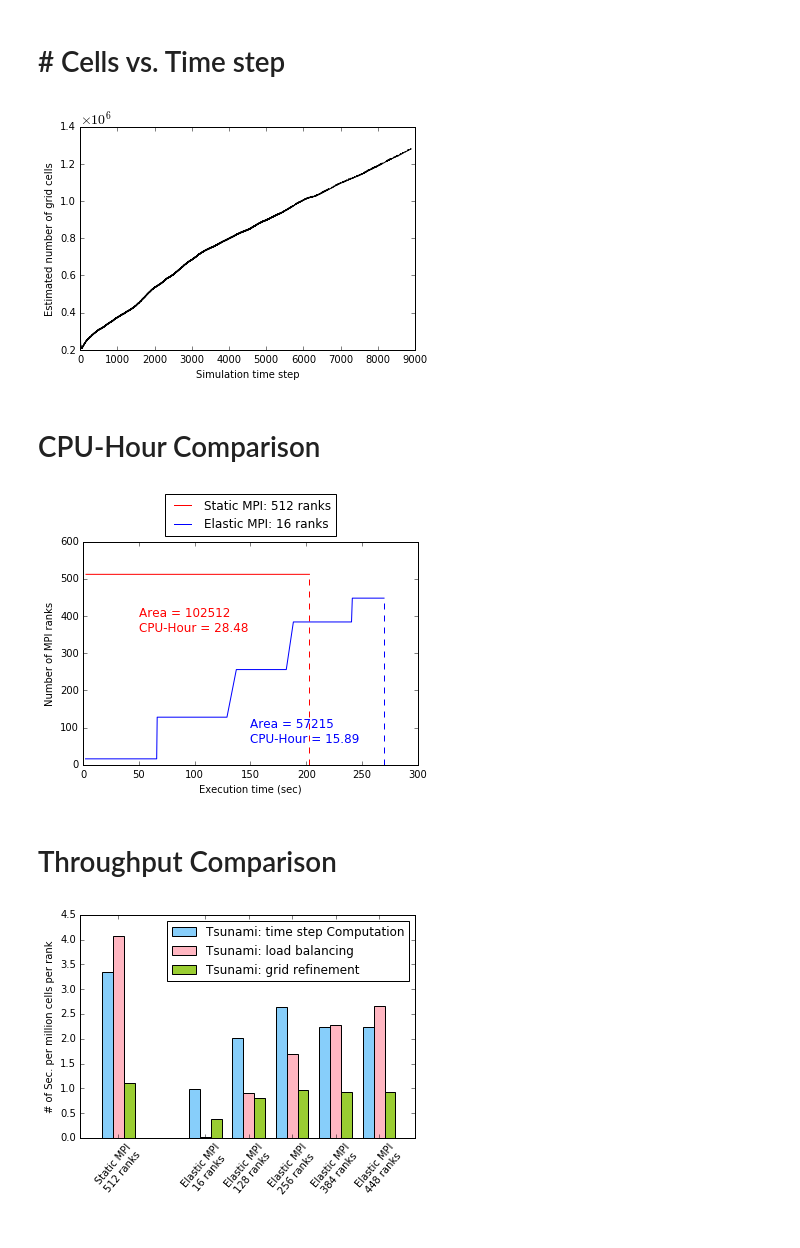
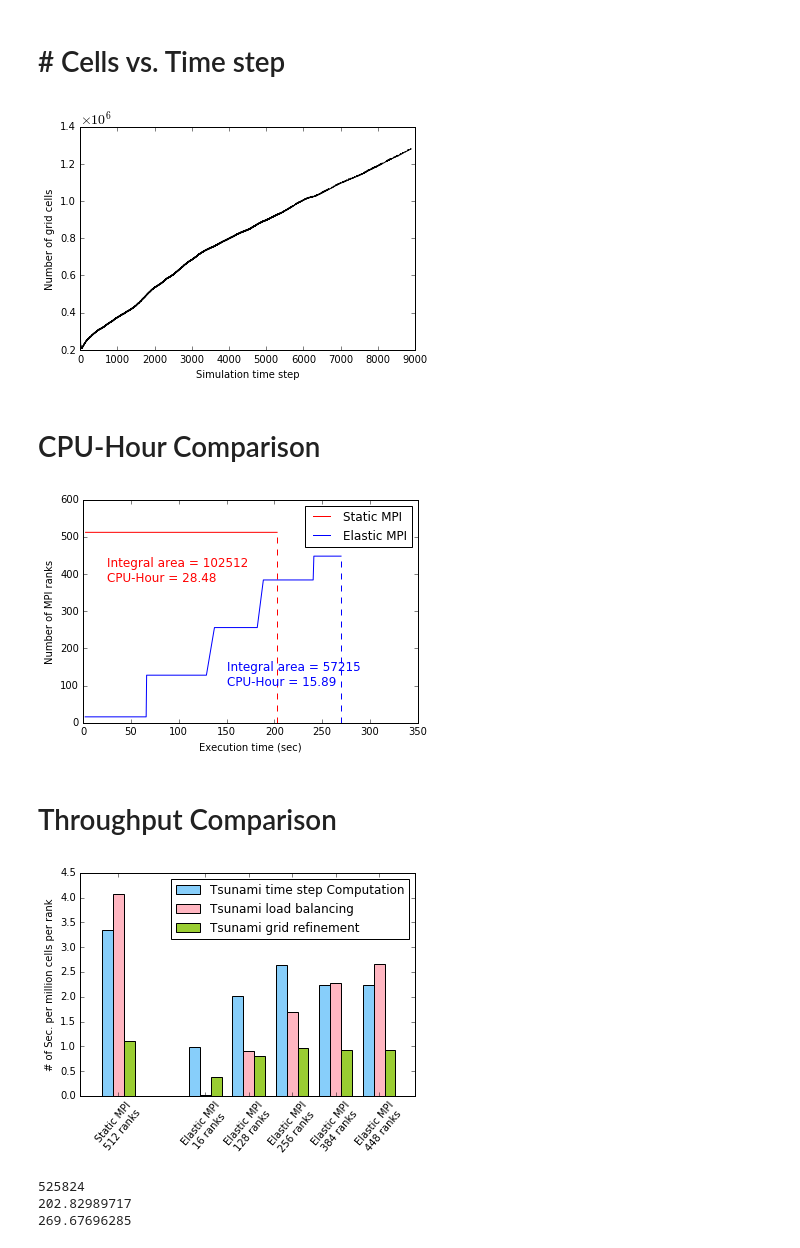
Before and after one commit to hellenbr/iSamoa, a Jupyter notebook: scripts/paper_cf17/Performance_2.ipynb, the cells around one changed output. Cells and saved outputs as stored; diff of their text form; code cells hidden in the pictures.

Commit message:
update plotting script

```diff
--- a/scripts/paper_cf17/Performance_2.ipynb
+++ b/scripts/paper_cf17/Performance_2.ipynb
@@ -19,7 +19,7 @@ fit_filename = fitpath + '/' + jobid + '.log'
 print(fit_filename)
 
 files = [mpi_filename, fit_filename]
-labels = ['Static MPI 512 ranks: # ranks','Elastic MPI: # ranks']
+labels = ['Static MPI','Elastic MPI']
 labels2 = ['Static MPI 512 ranks: # cells','Elastic MPI: # cells']
 colors = ['red','blue']
 colors2 = ['magenta','seagreen']
@@ -142,51 +142,52 @@ msteps = all_msteps[0]
 
 ax.plot(msteps, mcells, color='black')
 ax.set_xlabel("Simulation time step")
-ax.set_ylabel("Estimated number of grid cells")
+ax.set_ylabel("Number of grid cells")
 ax.text(-10, 1.41, r'$\times 10^{6}$', fontsize=14)
 
 fig.savefig(basepath+"/cells_vs_steps.pdf",bbox_inches="tight")
 # %% [output]
-[figure, old version]
+[figure, new version]
 # %% [markdown]
 # CPU-Hour Comparison
 # %%
 fig = plt.figure()
 ax = fig.gca()
 #ax2 = ax.twinx()
 
 areas = [None] * len(files)
 cpuhr = [None] * len(files)
 
 for i in range(0, len(files)):
     nelaps = all_nelaps[i]
     nranks = all_nranks[i]
     ncells = all_ncells[i]
     # Plot Ranks
     ax.plot(nelaps, nranks, color=colors[i], label=labels[i])
     ax.plot((nelaps[-1], nelaps[-1]), (0, nranks[-1]), color=colors[i], linestyle='--')
     areas[i] = np.trapz(nranks, x=nelaps)
     cpuhr[i] = areas[i]/3600
     # Plot Cells
 #    ax2.plot(nelaps, ncells, color=colors2[i], label=labels2[i])
 
 # Ranks
 ax.set_xlabel("Execution time (sec)")
 ax.set_ylabel("Number of MPI ranks")
-lgd = ax.legend(loc="lower center", bbox_to_anchor=(0.5, 1))
-lgd = ax2.legend(loc="lower center", bbox_to_anchor=(0.5, 1))
+ax.set_xlim(0,350)
+lgd = ax.legend()
+#lgd2 = ax2.legend(loc="lower center", bbox_to_anchor=(0.5, 1))
 
-ax.text(50, 400, r'Area = %d' % areas[0], color=colors[0], fontsize=12)
-ax.text(50, 360, r'CPU-Hour = %.2f' % cpuhr[0], color=colors[0], fontsize=12)
-ax.text(150, 100, r'Area = %d' % areas[1], color=colors[1], fontsize=12)
-ax.text(150, 60, r'CPU-Hour = %.2f' % cpuhr[1], color=colors[1], fontsize=12)
+ax.text(25, 420, r'Integral area = %d' % areas[0], color=colors[0], fontsize=12)
+ax.text(25, 380, r'CPU-Hour = %.2f' % cpuhr[0], color=colors[0], fontsize=12)
+ax.text(150, 140, r'Integral area = %d' % areas[1], color=colors[1], fontsize=12)
+ax.text(150, 100, r'CPU-Hour = %.2f' % cpuhr[1], color=colors[1], fontsize=12)
 
 # Cells
 #ax2.set_ylim(0, 1600000)
 
 fig.savefig(basepath + "/cpu-hr_comparison.pdf", bbox_extra_artists=(lgd,), bbox_inches='tight')
 # %% [output]
-[figure, old version]
+[figure, new version]
 # %% [markdown]
 # Throughput Comparison
 # %%
@@ -222,9 +223,9 @@ for i in loc[1:]:
 width = 0.25
 
 # plot 3 data series
-ax.bar(loc, tsu_ts_et, width, color='lightskyblue', label='Tsunami: time step Computation')
-ax.bar(loc+width, tsu_lb_et, width, color='lightpink', label='Tsunami: load balancing')
-ax.bar(loc+width*2, tsu_adp_et, width, color='yellowgreen', label='Tsunami: grid refinement')
+ax.bar(loc, tsu_ts_et, width, color='lightskyblue', label='Tsunami time step Computation')
+ax.bar(loc+width, tsu_lb_et, width, color='lightpink', label='Tsunami load balancing')
+ax.bar(loc+width*2, tsu_adp_et, width, color='yellowgreen', label='Tsunami grid refinement')
 
 # setting
 ax.legend()
@@ -236,4 +237,13 @@ ax.set_ylabel('# of Sec. per million cells per rank')
 # Save figure
 fig.savefig(basepath + "/thruput_comparison.pdf", bbox_inches='tight')
 # %% [output]
-[figure, old version]
+[figure, new version]
+# %%
+print(all_mcells[0][2])
+
+print(all_nelaps[0][-1])
+print(all_nelaps[1][-1])
+# %% [output]
+525824
+202.82989717
+269.67696285
```
